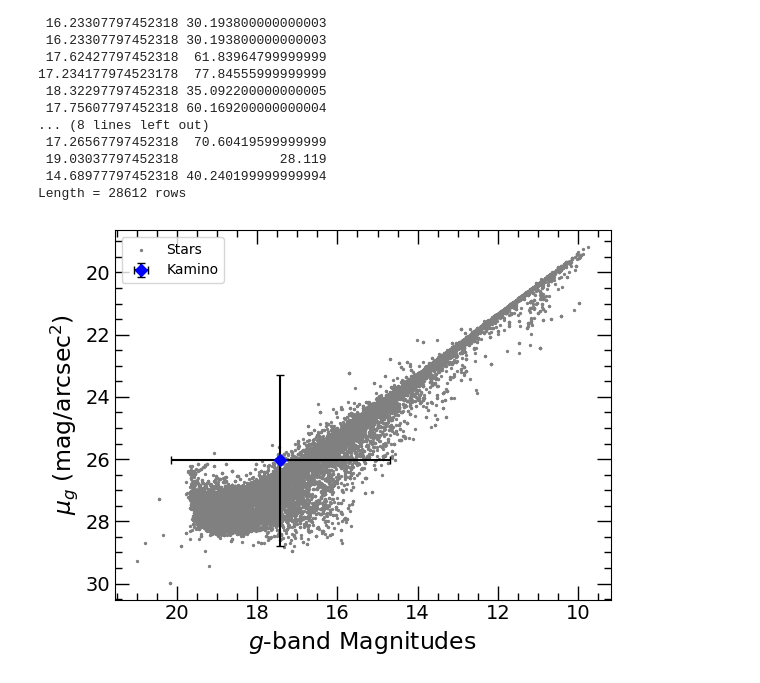
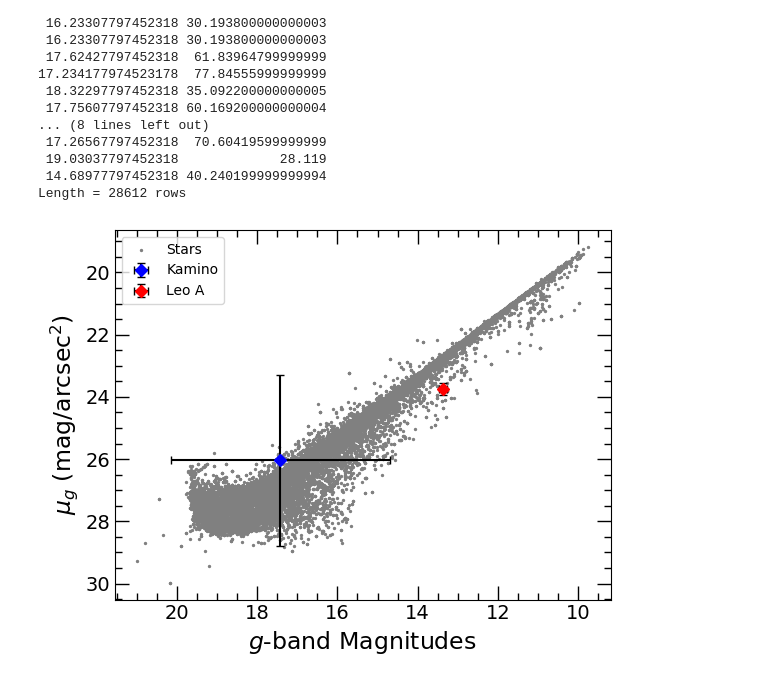
Before and after one commit to itviolin2013/Polaris-Kamino, a Jupyter notebook: SB_vs_gmag.ipynb, the cells around one changed output. Drawn from its saved outputs; the diff is of its cells as text; code cells hidden in the pictures.

Commit message:
added LeoA to SB vs Mag plot

```diff
--- a/SB_vs_gmag.ipynb
+++ b/SB_vs_gmag.ipynb
@@ -44,6 +44,15 @@ sigma_SB=np.sqrt((sigma_m)**2 + ((sigma_A * 2.5)/(gal_A * np.log(10)))**2)
 print(gal_SB,' +/- ',sigma_SB)
 # %% [output]
 26.042471168404916  +/-  2.7512835358796774
+# %%
+# Leo Measurements (from other notebook)
+# Magnitude: 13.362058730304435 +/- 0.09914607318056706
+# Surface Brightness: 23.747071552622558  +/-  0.18277318656997404
+
+leo_m = 13.362058730304435
+leo_SB = 23.747071552622558
+leo_sigma_m = 0.09914607318056706
+leo_sigma_SB = 0.18277318656997404
 # %%
 Star_Data=Table.read('Kamino_Star_Data.fits')
 print(Star_Data)
@@ -74,33 +83,34 @@ star_SBs=star_mags+(2.5*np.log10(np.pi*star_rads*star_rads))
 compass = AnchoredDirectionArrows(plt.gca().transAxes, 'E', 'N', loc="lower right", color="red",
                                   aspect_ratio=-1, back_length=0., length=-0.11, sep_y=0.03,
                                   sep_x=-0.03)
 
 scalebar1 = ScaleBar(dx=0.0021667, dimension='angle', units="deg", location="lower left", frameon=False, color='red', pad=0.2)
 
 
 plt.scatter(star_mags,star_SBs, color='grey', s=2, label="Stars")
 # plt.scatter(gal_m,gal_SB, color='blue', s=20, marker='D')
 plt.errorbar(gal_m,gal_SB, yerr=sigma_SB, xerr=sigma_m, fmt='D', color='blue', ecolor='black', capsize=3, label="Kamino")
+plt.errorbar(leo_m, leo_SB, yerr=leo_sigma_SB, xerr=leo_sigma_m, fmt='D', color='red', ecolor='black', capsize=3, label="Leo A")
 compass = AnchoredDirectionArrows(plt.gca().transAxes, 'E', 'N', loc="lower right", color="red",
                                   aspect_ratio=-1, back_length=0., length=-0.11, sep_y=0.03,
                                   sep_x=-0.03)
 
 plt.gca().invert_xaxis()
 plt.gca().invert_yaxis()
 #plt.gca().add_artist(compass)
 #plt.gca().add_artist(scalebar1)
 
 #Add x and y axes!
 plt.xlabel(r"$g$-band Magnitudes", fontsize=17)
 plt.ylabel(r"$\mu_g$ (mag/arcsec$^2$)", fontsize=17)
 plt.minorticks_on()
 plt.tick_params(which='both',direction="in", right=True, top=True)
 plt.tick_params(which='major',direction="in", right=True, top=True, length=10, width=1, labelsize=14)
 plt.tick_params(which='minor',direction="in", right=True, top=True, length=5, width=1)
 
 plt.legend()
 plt.savefig("SB_vs_G_plot.png", dpi=600, bbox_inches='tight')
 # %% [output]
-[figure, old version]
+[figure, new version]
 # %%
 # sigma_SB=np.sqrt((sigma_m**2)+((2.5/np.log(10))*(sigma_A/gal_A)))
```
Also changed, not shown: 1 other file.
